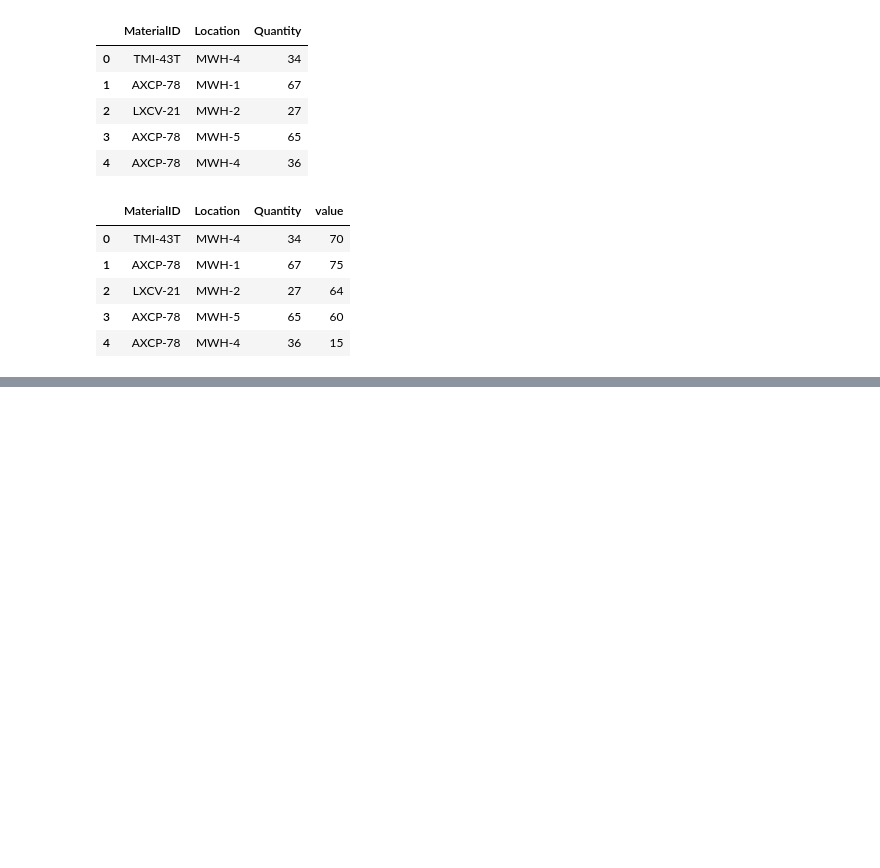
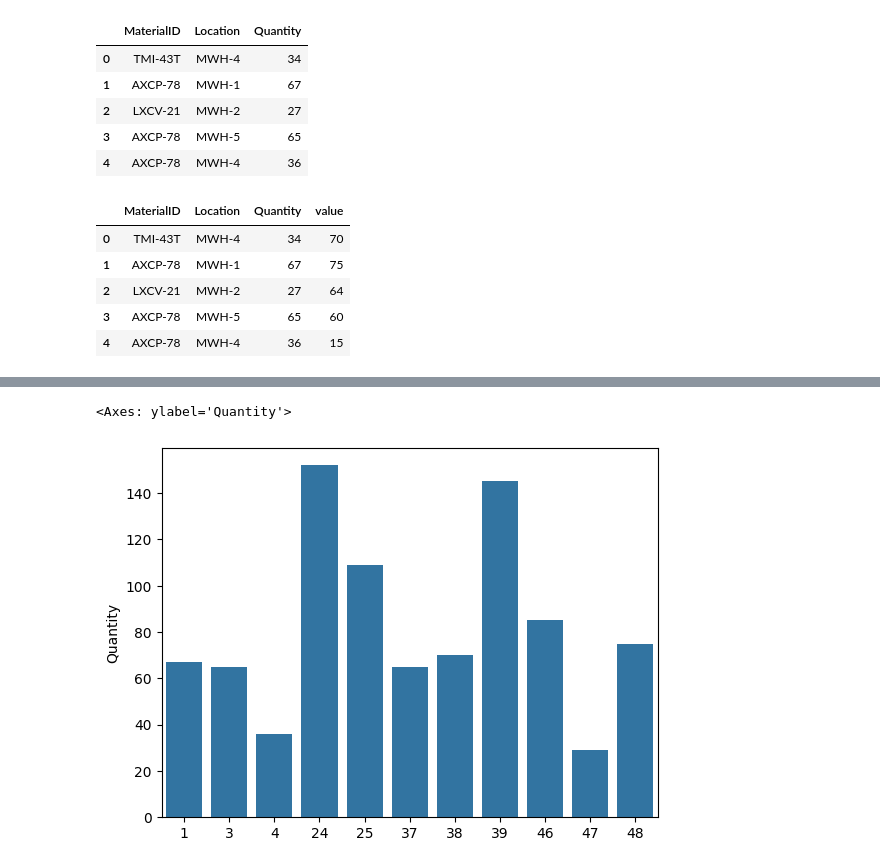
Before and after one commit to devdatta1429/BDA_Assignments, a Jupyter notebook: Stats/Day_5_Pandas_stats.ipynb, the cells around one changed output, grey strips where cells are left out. Cells and saved outputs as stored; diff of their text form; code cells hidden in the pictures; blank space fills up the shorter version.

```diff
--- a/Stats/Day_5_Pandas_stats.ipynb
+++ b/Stats/Day_5_Pandas_stats.ipynb
@@ -27,3 +27,7 @@ df.head()
 | 2 | LXCV-21 | MWH-2 | 27 | 64 |
 | 3 | AXCP-78 | MWH-5 | 65 | 60 |
 | 4 | AXCP-78 | MWH-4 | 36 | 15 |
+# %%
+grp1 = df.groupby ('MaterialID')
+print(grp1.groups         ,end='\n\n')
+grp1.groups.keys()
@@ -29,0 +37,4 @@ df.head()
+# %%
+df.iloc[[1, 3, 4, 24, 25, 37, 38, 39, 46, 47, 48]]
+w1 = df.iloc[grp1.groups['AXCP-78']]
+w1
@@ -29,0 +64,6 @@ df.head()
+# %%
+import seaborn as sns
+sns.barplot(w1['Quantity'])
+# %% [output]
+<Axes: ylabel='Quantity'>
+[figure, added]
```
Also changed, not shown: parts of 25 cells of this notebook.
